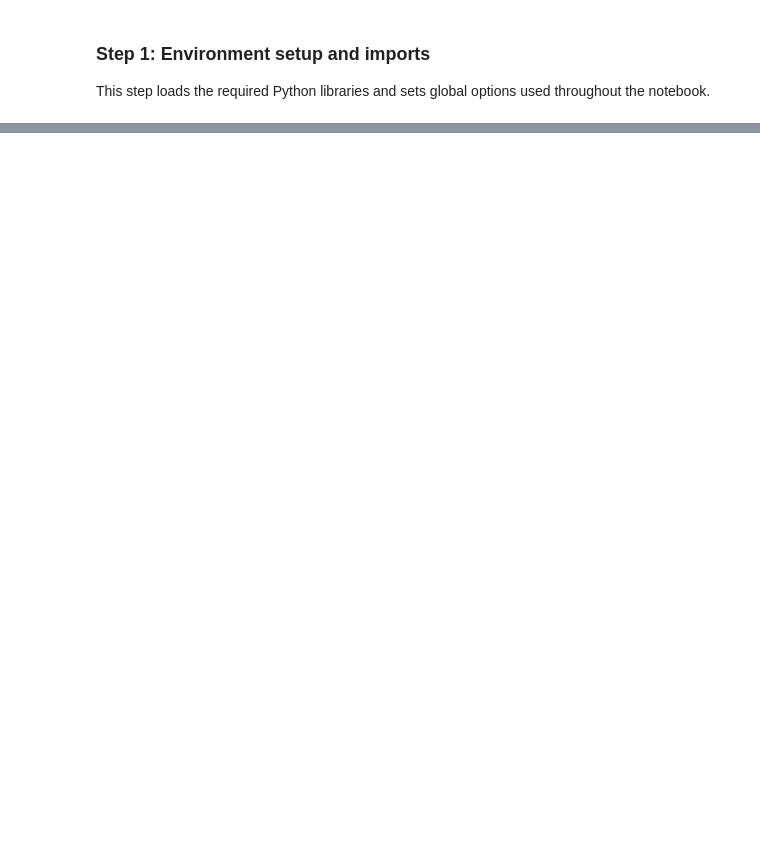
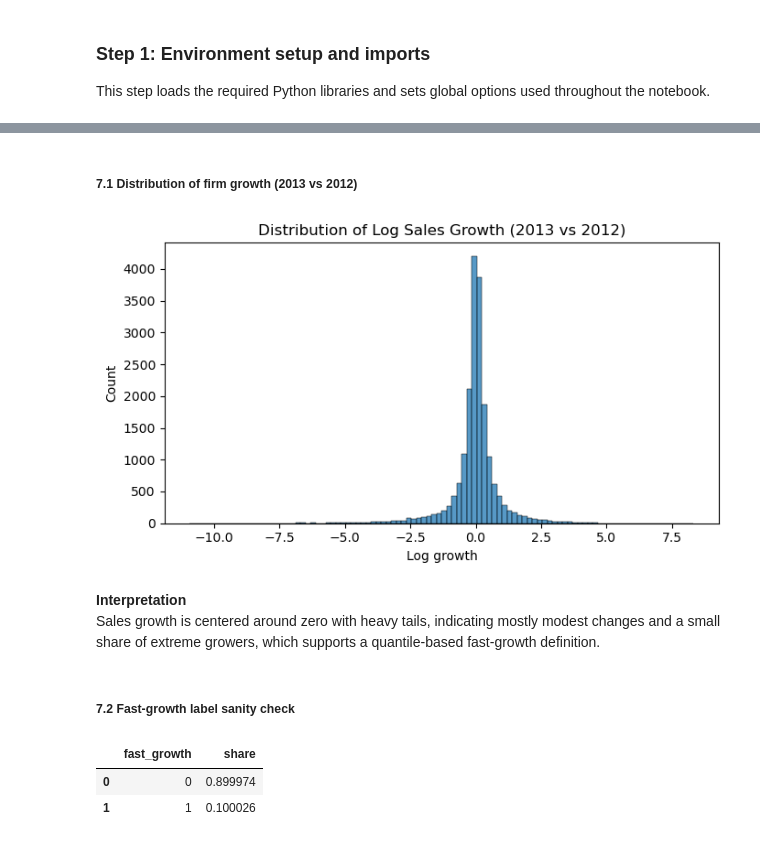
Before and after one commit to zarizachow/Data-Analysis-3, a Jupyter notebook: Assignment-2/chowdhury_zariza_assignment_2_code.ipynb, the cells around one changed output, grey strips where cells are left out. Saved outputs shown, nothing was run; the diff lists cells and outputs as text; code cells hidden in the pictures; blank space fills up the shorter version.

Commit message:
DA3 Assignment 2: Part 1 data prep, feature engineering, target construction, EDA

```diff
--- a/Assignment-2/chowdhury_zariza_assignment_2_code.ipynb
+++ b/Assignment-2/chowdhury_zariza_assignment_2_code.ipynb
@@ -27,0 +413,17 @@ This step loads the required Python libraries and sets global options used throu
+# %%
+# CEO age: clip + mean impute, add flags
+data["ceo_age"] = data["year"] - data["birth_year"]
+
+data["flag_low_ceo_age"] = (data["ceo_age"] < 25).astype(int)
+data["flag_high_ceo_age"] = (data["ceo_age"] > 75).astype(int)
+data["flag_miss_ceo_age"] = (data["ceo_age"].isna()).astype(int)
+
+data["ceo_age"] = np.where(data["ceo_age"] < 25, 25, data["ceo_age"])
+data["ceo_age"] = np.where(data["ceo_age"] > 75, 75, data["ceo_age"])
+data["ceo_age"] = np.where(data["ceo_age"].isna(), data["ceo_age"].mean(), data["ceo_age"])
+data["ceo_young"] = (data["ceo_age"] < 40).astype(int)
+
+# Labor avg: mean impute + missing flag, keep original dropped
+data["flag_miss_labor_avg"] = (data["labor_avg"].isna()).astype(int)
+data["labor_avg_mod"] = np.where(data["labor_avg"].isna(), data["labor_avg"].mean(), data["labor_avg"])
+data = data.drop(columns=["labor_avg"])
@@ -27,0 +501,15 @@ This step loads the required Python libraries and sets global options used throu
+# %%
+# Growth metric (log growth)
+df_model["growth_log_2013_2012"] = df_model["sales_mil_log_2013"] - df_model["sales_mil_log"]
+
+# Drop missing growth values (should be minimal given sample design)
+df_model = df_model.dropna(subset=["growth_log_2013_2012"]).copy()
+
+# Fast-growth definition (top 10% of log growth)
+FAST_GROWTH_Q = 0.90
+growth_threshold = df_model["growth_log_2013_2012"].quantile(FAST_GROWTH_Q)
+
+df_model["fast_growth"] = (df_model["growth_log_2013_2012"] >= growth_threshold).astype(int)
+
+# Quick check
+df_model["fast_growth"].value_counts(normalize=True)
@@ -27,0 +567,42 @@ This step loads the required Python libraries and sets global options used throu
+# %% [markdown]
+##### 7.1 Distribution of firm growth (2013 vs 2012)
+# %%
+# Growth distribution (raw)
+fig_path = os.path.join(output_plots, "growth_log_distribution.png")
+overwrite_fig(fig_path)
+
+plt.figure(figsize=(7, 4))
+sns.histplot(df_model["growth_log_2013_2012"], bins=100, kde=False)
+plt.title("Distribution of Log Sales Growth (2013 vs 2012)")
+plt.xlabel("Log growth")
+plt.ylabel("Count")
+plt.tight_layout()
+plt.savefig(fig_path)
+plt.show()
+# %% [output]
+[figure, added]
+# %% [markdown]
+**Interpretation**
+Sales growth is centered around zero with heavy tails, indicating mostly modest changes and a small share of extreme growers, which supports a quantile-based fast-growth definition.
+# %% [markdown]
+##### 7.2 Fast-growth label sanity check
+# %%
+# Fast-growth share
+fast_growth_tab = (
+    df_model["fast_growth"]
+    .value_counts(normalize=True)
+    .rename("share")
+    .reset_index()
+)
+fast_growth_tab.columns = ["fast_growth", "share"]
+
+overwrite_csv(
+    fast_growth_tab,
+    os.path.join(output_tables, "fast_growth_share.csv")
+)
+
+fast_growth_tab
+# %% [output]
+|  | fast_growth | share |
+| 0 | 0 | 0.899974 |
+| 1 | 1 | 0.100026 |
```
Also changed, not shown: parts of 62 cells of this notebook, 17 other files.
